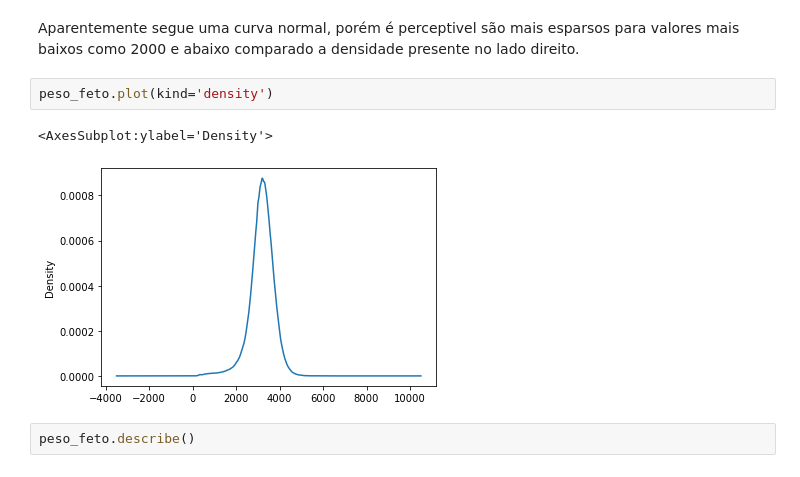
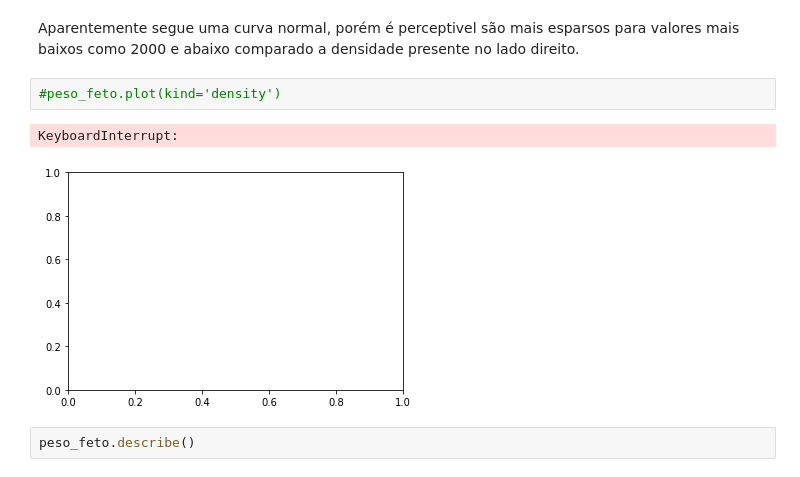
Before and after one commit to danielnowakassis/SINASC-Dataset, a Jupyter notebook: DS_project_template.ipynb, the cells around one changed output. Cells and saved outputs as stored; diff of their text form.

```diff
--- a/DS_project_template.ipynb
+++ b/DS_project_template.ipynb
@@ -187,10 +187,10 @@ sns.violinplot(x = peso_feto)
 # %% [markdown]
 Aparentemente segue uma curva normal, porém é perceptivel são mais esparsos para valores mais baixos como 2000 e abaixo comparado a densidade presente no lado direito.
 # %%
-peso_feto.plot(kind='density')
+#peso_feto.plot(kind='density')
 # %% [output]
-<AxesSubplot:ylabel='Density'>
+KeyboardInterrupt:
-[figure, old version]
+[figure, new version]
 # %%
 peso_feto.describe()
 # %% [output]
```
Also changed, not shown: parts of 17 cells of this notebook.
